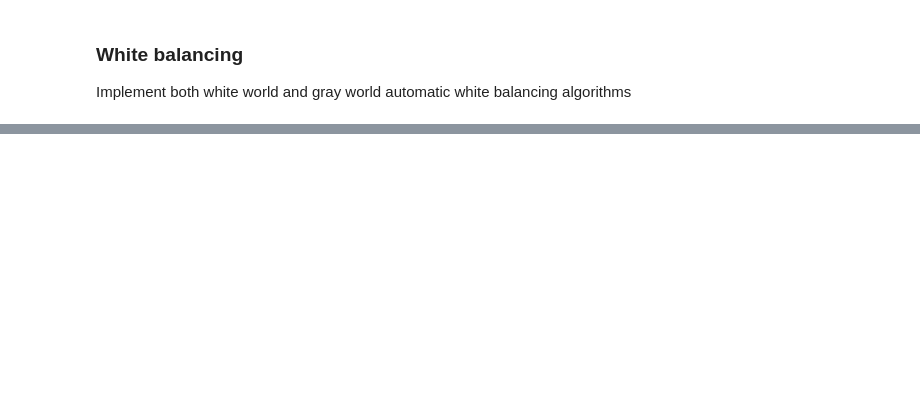
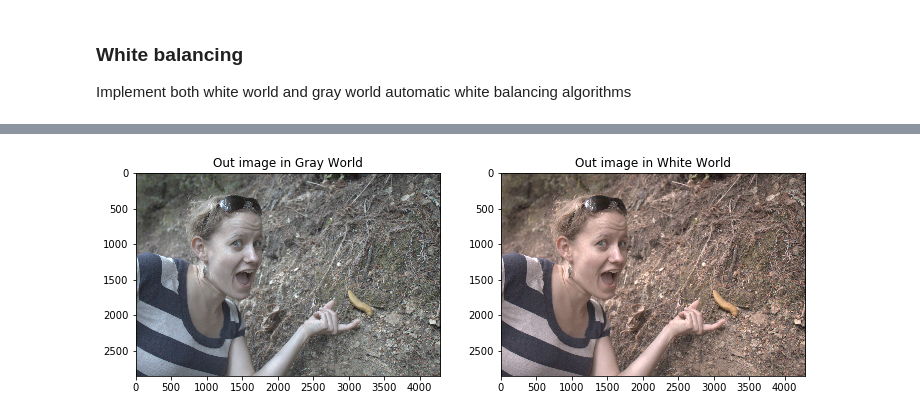
Before and after one commit to xueqinChen/ComputationalPhotography, a Jupyter notebook: p1/src/RawToImage.ipynb, the cells around one changed output, grey strips where cells are left out. Cells and saved outputs as stored; diff of their text form; code cells hidden in the pictures; blank space fills up the shorter version.

```diff
--- a/p1/src/RawToImage.ipynb
+++ b/p1/src/RawToImage.ipynb
@@ -228,0 +188,41 @@ fig = plt.figure(figsize=figsize, dpi=72.0)
+# %%
+##################################################
+## correction RGB--gray world
+##################################################
+color_image = gcolor_image * 3
+color_image = np.minimum(color_image, 255)
+ret,large_bgr_t1 = cv2.threshold(color_image, 0.0031308, 0, cv2.THRESH_TOZERO_INV )
+ret,large_bgr_t2 = cv2.threshold(color_image, 0.0031308, 0, cv2.THRESH_TOZERO)
+ggamma_bgr = large_bgr_t1 * 12.92 + (1+0.055)* np.power(large_bgr_t2,1/2.4)-0.055
+
+cv2.normalize(ggamma_bgr, ggamma_bgr, 255, 0, cv2.NORM_MINMAX)
+ggamma_bgr = np.uint8(ggamma_bgr)
+ggamma_rgb = ggamma_bgr[...,::-1]
+
+##################################################
+## correction RGB--white world
+##################################################
+color_image = wcolor_image * 3
+color_image = np.minimum(color_image, 255)
+ret,large_bgr_t1 = cv2.threshold(color_image, 0.0031308, 0, cv2.THRESH_TOZERO_INV )
+ret,large_bgr_t2 = cv2.threshold(color_image, 0.0031308, 0, cv2.THRESH_TOZERO)
+wgamma_bgr = large_bgr_t1 * 12.92 + (1+0.055)* np.power(large_bgr_t2,1/2.4)-0.055
+
+cv2.normalize(wgamma_bgr, wgamma_bgr, 255, 0, cv2.NORM_MINMAX)
+wgamma_bgr = np.uint8(wgamma_bgr)
+wgamma_rgb = wgamma_bgr[...,::-1]
+
+
+##################################################
+## show the out image
+##################################################
+plt.figure(figsize=(12,8))
+plt.subplot(1,2,1)
+plt.title('Out image in Gray World')
+plt.imshow(ggamma_rgb)
+plt.subplot(1,2,2)
+plt.title('Out image in White World')
+plt.imshow(wgamma_rgb)
+plt.show()
+# %% [output]
+[figure, added]
```
Also changed, not shown: parts of 21 cells of this notebook.
